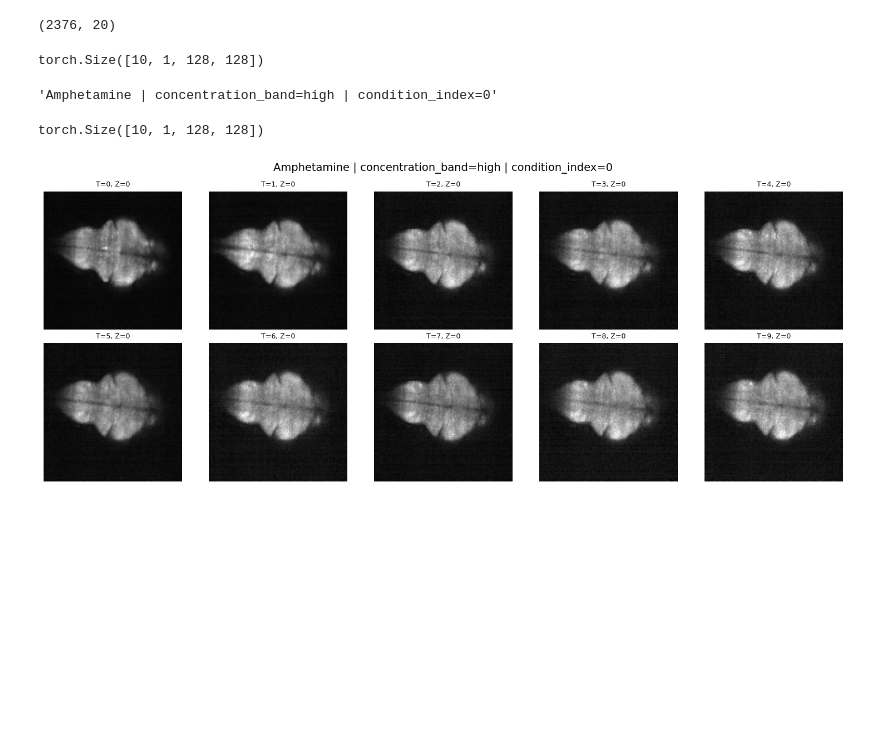
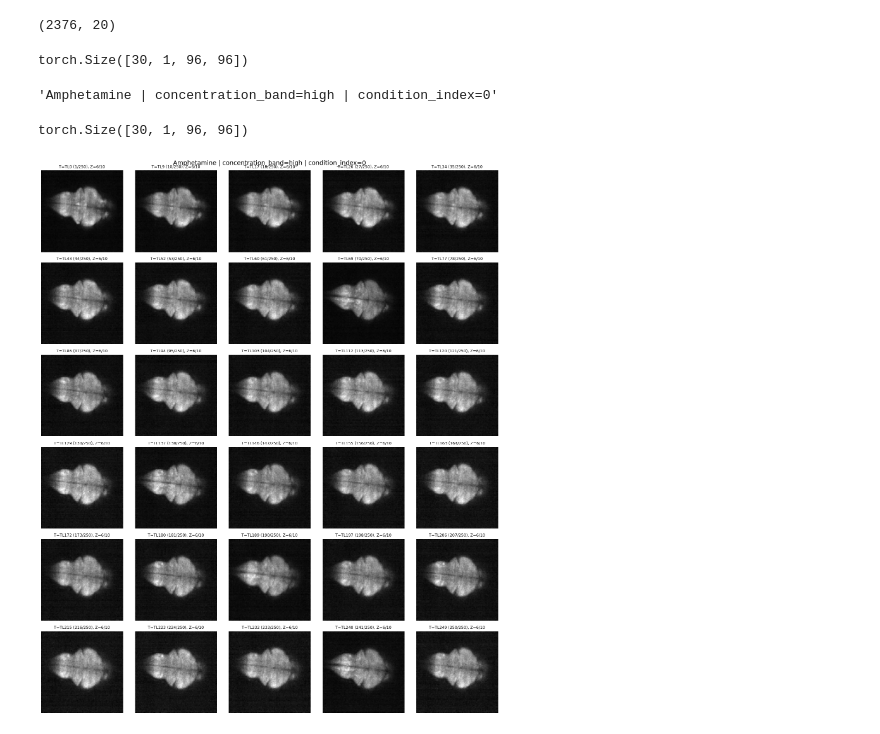
Before and after one commit to fabriziocosta/ZebraFish, a Jupyter notebook: 4_view_midz_time_samples.ipynb, the cells around one changed output. Cells and saved outputs as stored; diff of their text form; code cells hidden in the pictures; blank space fills up the shorter version.

```diff
--- a/4_view_midz_time_samples.ipynb
+++ b/4_view_midz_time_samples.ipynb
@@ -22,12 +25,12 @@ condition_df.shape
 (2376, 20)
 # %%
 # User inputs
-xy_size = 128
+xy_size = 96
 selected_compound = "Amphetamine"
 selector_column = "concentration_band"  # use "concentration_band" or "concentration_label"
 selected_concentration = "high"
 only_active = True
-tensor_size = (10, 1, xy_size, xy_size)  # (T, Z, Y, X); use None to keep a source dimension unchanged
+tensor_size = (30, 1, xy_size, xy_size)  # (T, Z, Y, X); use None to keep a source dimension unchanged
 n_columns = 5
 selected_condition_index = 0
 # %%
@@ -40,9 +43,27 @@ condition_tensor = load_image_condition_tensor(
     selected_condition_index=selected_condition_index,
     output_size=tensor_size,
 )
+timepoint_labels = get_sampled_timepoint_labels(
+    condition_df=condition_df,
+    selected_compound=selected_compound,
+    selector_column=selector_column,
+    selected_concentration=selected_concentration,
+    only_active=only_active,
+    selected_condition_index=selected_condition_index,
+    output_size=tensor_size,
+)
+midz_label = get_sampled_midz_label(
+    condition_df=condition_df,
+    selected_compound=selected_compound,
+    selector_column=selector_column,
+    selected_concentration=selected_concentration,
+    only_active=only_active,
+    selected_condition_index=selected_condition_index,
+    output_size=tensor_size,
+)
 condition_tensor.shape
 # %% [output]
-torch.Size([10, 1, 128, 128])
+torch.Size([30, 1, 96, 96])
 # %%
 selected_condition_label = (
     f"{selected_compound} | {selector_column}={selected_concentration} | "
@@ -54,12 +75,14 @@ selected_condition_label
 # %%
 condition_tensor.shape
 # %% [output]
-torch.Size([10, 1, 128, 128])
+torch.Size([30, 1, 96, 96])
 # %%
 plot_midz_time_slices_from_tensor(
     condition_tensor,
     n_columns=n_columns,
     title=selected_condition_label,
+    time_labels=timepoint_labels,
+    z_label=midz_label,
 );
 # %% [output]
-[figure, old version]
+[figure, new version]
```
Also changed, not shown: parts of 2 cells of this notebook, 12 other files.
